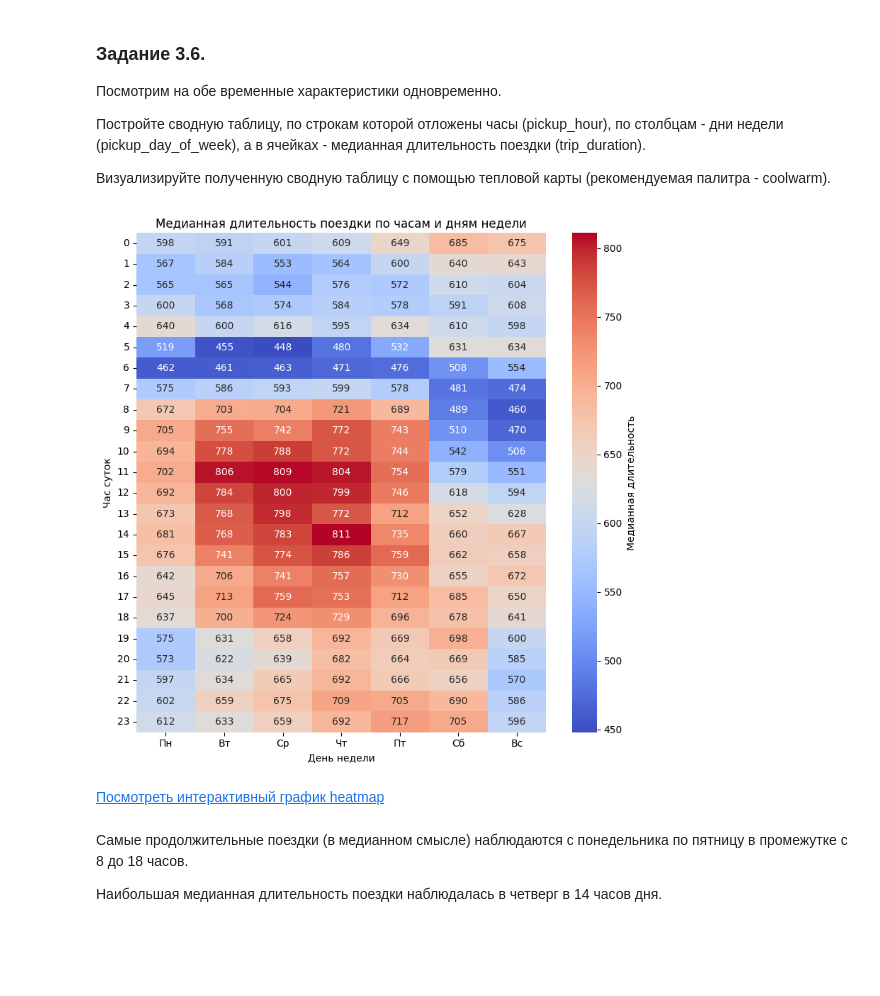
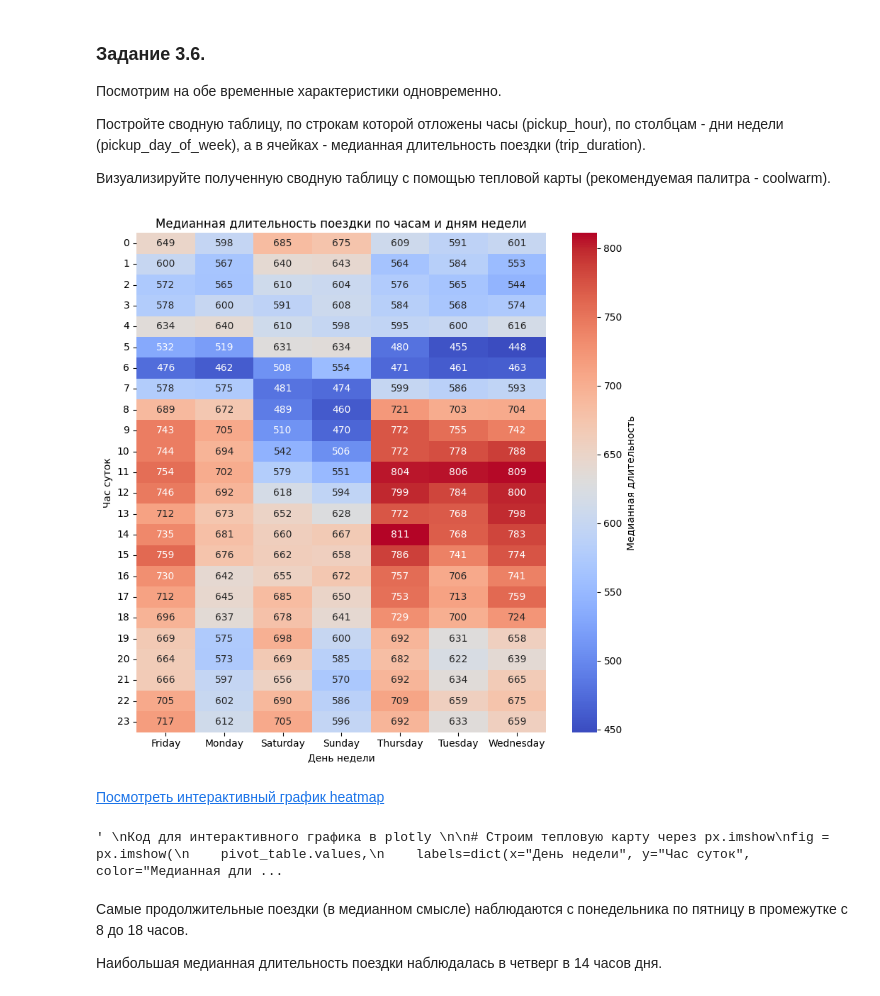
Before and after one commit to dafe1988/SF-DSPR-174, a Jupyter notebook: PROJECT_5_ Regression/Project-5._Fesenko.ipynb, the cells around one changed output. Cells and saved outputs as stored; diff of their text form; code cells hidden in the pictures; blank space fills up the shorter version.

```diff
--- a/PROJECT_5_ Regression/Project-5._Fesenko.ipynb
+++ b/PROJECT_5_ Regression/Project-5._Fesenko.ipynb
@@ -155,7 +156,6 @@ print(f"Минимальная продолжительность поездки
 б) Сколько поездок в среднем совершается в день? Ответ округлите до целого
 # %%
 # ваш код здесь
-# 1. Функция
 def add_datetime_features(df):
     """Функция добавления временных признаков
 
@@ -167,14 +167,15 @@ def add_datetime_features(df):
     """
     df['pickup_date'] = df['pickup_datetime'].dt.date
     df['pickup_hour'] = df['pickup_datetime'].dt.hour
-    df['pickup_day_of_week'] = df['pickup_datetime'].dt.dayofweek
+    df['pickup_day_of_week'] = df['pickup_datetime'].dt.day_name()
     return df
 
 # 2. Применяем
 taxi_data = add_datetime_features(taxi_data)
+print(taxi_data['pickup_day_of_week'].unique())
 
 # 3. Считаем поездки в субботу
-saturday_rides = taxi_data[taxi_data['pickup_day_of_week'] == 5].shape[0]
+saturday_rides = taxi_data[taxi_data['pickup_day_of_week'] == 'Saturday'].shape[0]
 print("Количество поездок в субботу:", saturday_rides)
 
 # 4. Среднее за день
@@ -1094,50 +1108,40 @@ fig_median.show()
 # ваш код здесь
 
 # создаём сводную таблицу
 pivot_table = taxi_data.pivot_table(
     index='pickup_hour',
     columns='pickup_day_of_week',
     values='trip_duration',
     aggfunc='median'
 )
-
-day_labels = ['Пн', 'Вт', 'Ср', 'Чт', 'Пт', 'Сб', 'Вс']
-pivot_table.columns = day_labels
 
 plt.figure(figsize=(8, 8))
 
 sns.heatmap(
     pivot_table,
     annot=True,            # подписи значений внутри
     fmt='.0f',             # формат чисел
     cmap='coolwarm',
     cbar_kws={'label': 'Медианная длительность'}
 )
 
 plt.title('Медианная длительность поездки по часам и дням недели')
 plt.xlabel('День недели')
 plt.ylabel('Час суток')
 
 plt.yticks(rotation=0)     # чтобы часы были горизонтально
 plt.xticks(rotation=0)     # чтобы дни недели были горизонтально
 
 plt.tight_layout()
 plt.show()
 # %% [output]
-[figure, old version]
+[figure, new version]
 # %% [markdown]
 [Посмотреть интерактивный график heatmap](https://dafe1988.github.io/SF-DSPR-174/PROJECT_5_%20Regression/plotly/fig_3_6.html)
 # %%
 '''
 Код для интерактивного графика в plotly
 
-# создаём сводную таблицу
-pivot_table = taxi_data.pivot_table(
-    index='pickup_hour',
-    columns='pickup_day_of_week',
-    values='trip_duration',
-    aggfunc='median'
-)
 # Строим тепловую карту через px.imshow
 fig = px.imshow(
     pivot_table.values,
@@ -1165,6 +1169,8 @@ fig.update_xaxes(
 
 fig.show()
 '''
+# %% [output]
+' \nКод для интерактивного графика в plotly \n\n# Строим тепловую карту через px.imshow\nfig = px.imshow(\n    pivot_table.values,\n    labels=dict(x="День недели", y="Час суток", color="Медианная дли ...
 # %% [markdown]
 Самые продолжительные поездки (в медианном смысле) наблюдаются с понедельника по пятницу в промежутке с 8 до 18 часов.
 
```
Also changed, not shown: parts of 53 cells of this notebook, 1 other file.
